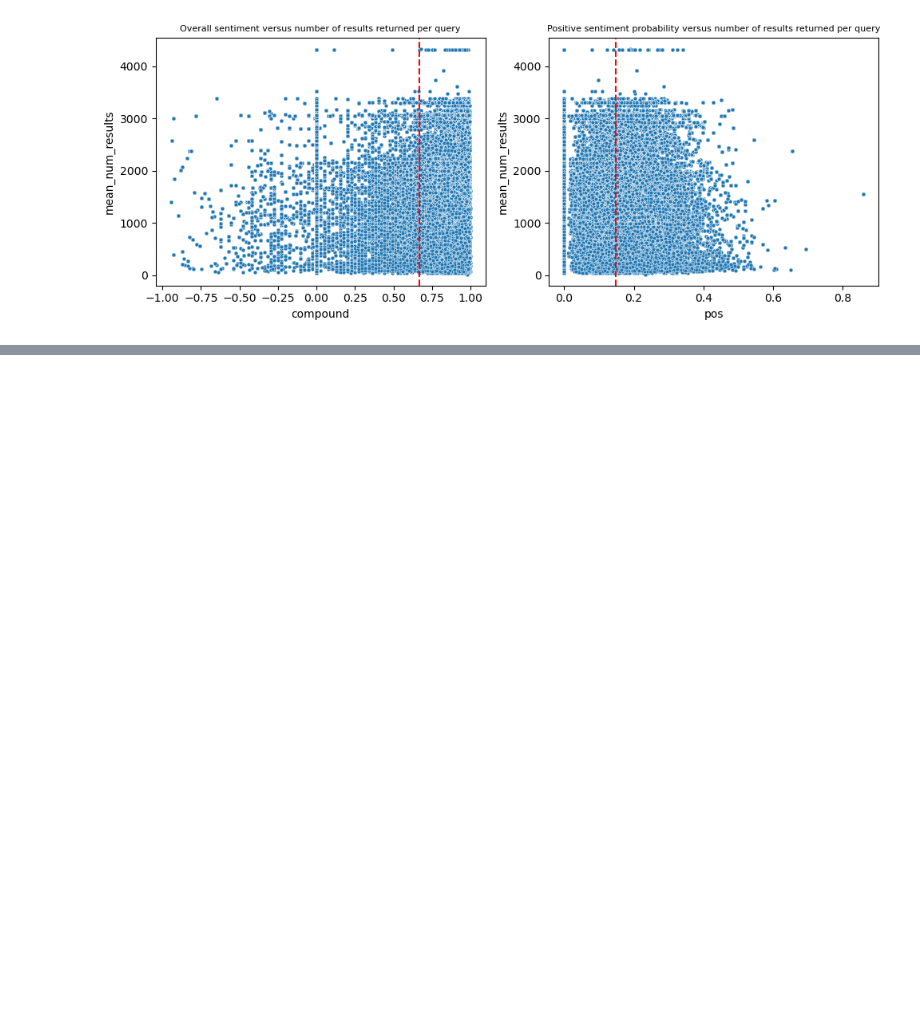
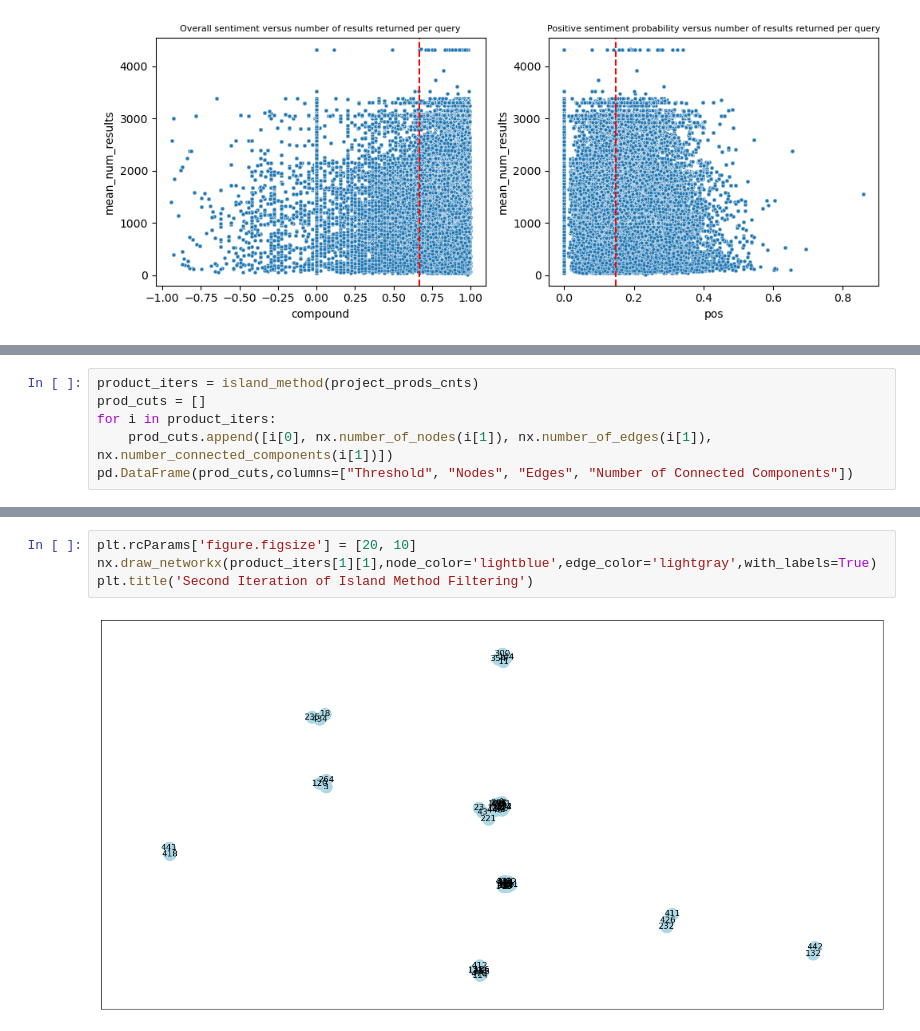
Before and after one commit to jforster19/Data620, a Jupyter notebook: Final Project.ipynb, the cells around one changed output, grey strips where cells are left out. Cells and saved outputs as stored; diff of their text form; blank space fills up the shorter version.

```diff
--- a/Final Project.ipynb
+++ b/Final Project.ipynb
@@ -495,0 +686,6 @@ plt.show();
+# %%
+product_iters = island_method(project_prods_cnts)
+prod_cuts = []
+for i in product_iters:
+    prod_cuts.append([i[0], nx.number_of_nodes(i[1]), nx.number_of_edges(i[1]), nx.number_connected_components(i[1])])
+pd.DataFrame(prod_cuts,columns=["Threshold", "Nodes", "Edges", "Number of Connected Components"])
@@ -495,0 +700,6 @@ plt.show();
+# %%
+plt.rcParams['figure.figsize'] = [20, 10]
+nx.draw_networkx(product_iters[1][1],node_color='lightblue',edge_color='lightgray',with_labels=True)
+plt.title('Second Iteration of Island Method Filtering')
+# %% [output]
+[figure, added]
```
Also changed, not shown: parts of 54 cells of this notebook.
